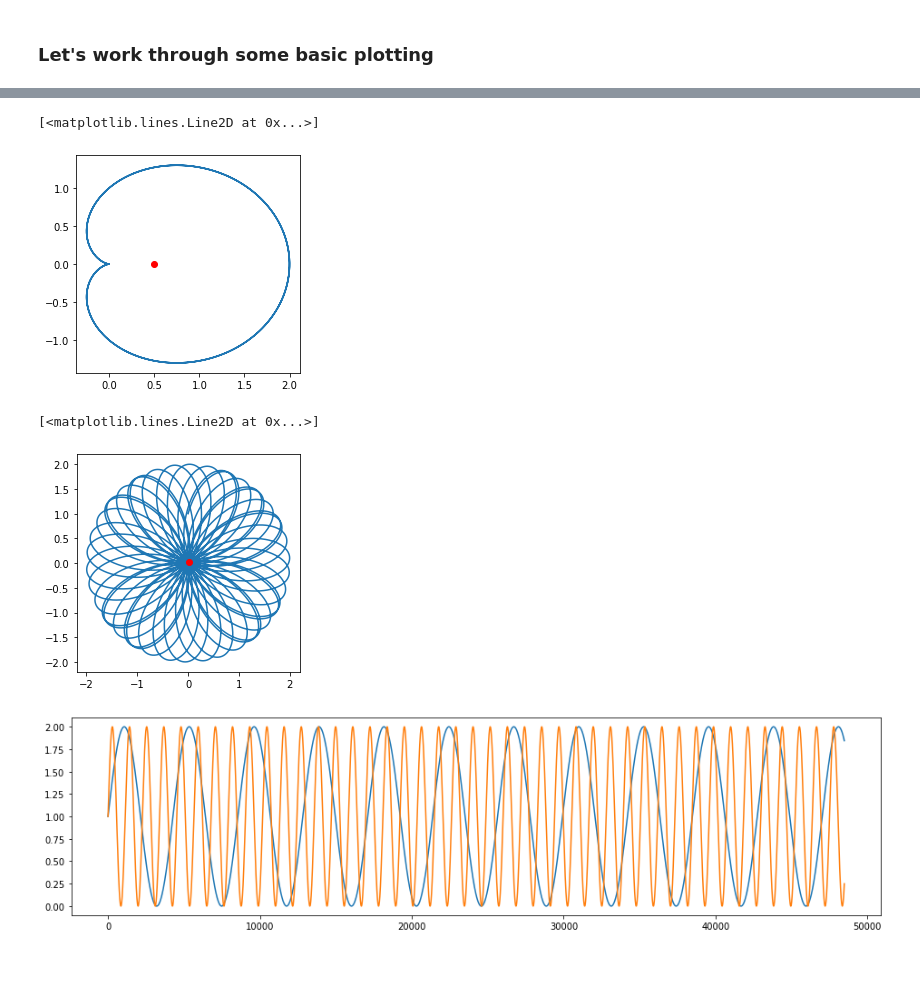
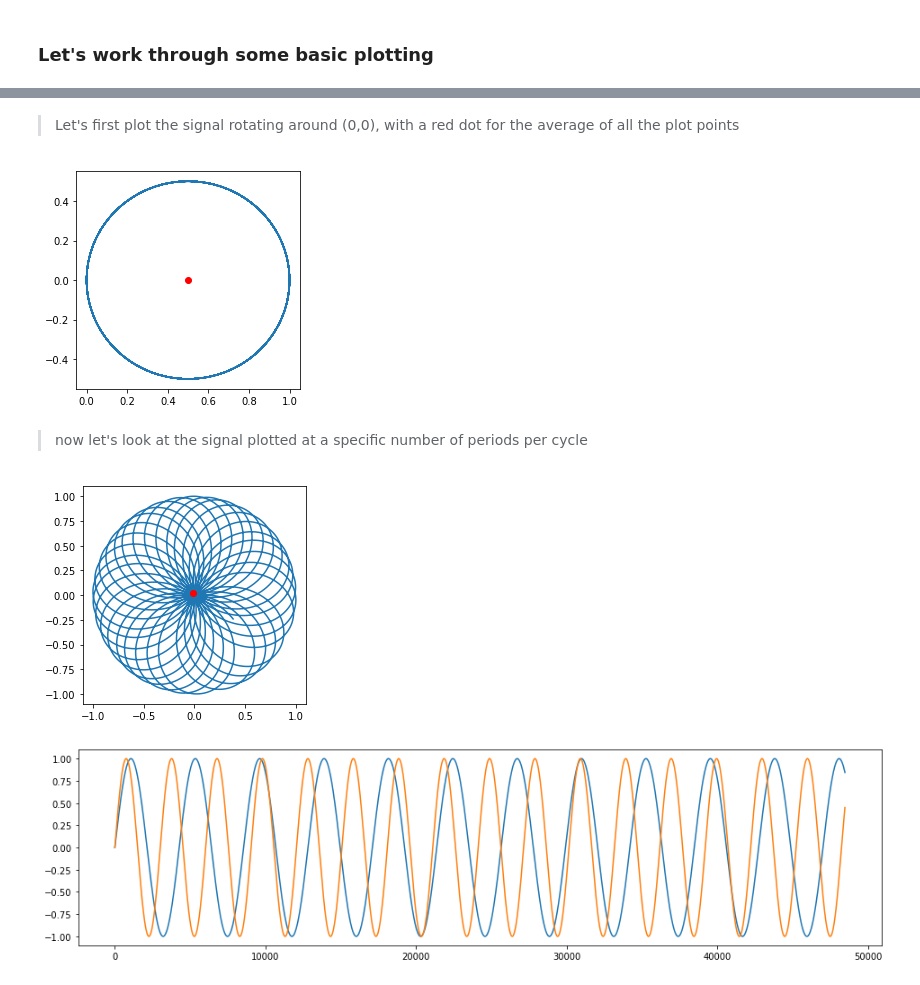
Before and after one commit to pvwoods/elko, a Jupyter notebook: notebooks/ms-stft.ipynb, the cells around one changed output, grey strips where cells are left out. Drawn from its saved outputs; the diff is of its cells as text; code cells hidden in the pictures.

```diff
--- a/notebooks/ms-stft.ipynb
+++ b/notebooks/ms-stft.ipynb
@@ -8,7 +8,7 @@ import random
 ### Let's work through some basic plotting
 # %%
 RAD = np.pi * 2
-PERIODS = 3
+PERIODS = 8
 INTERVALS = 20 # we can think of interval as seconds
 TOTAL_PERIODS = PERIODS * INTERVALS
 RESOLUTION = 3 # can be used to get additional steps in the graph / higher resolution
@@ -24,7 +24,7 @@ RAD_INCREMENTS_PER_PERIOD = TOTAL_RAD_INCREMENTS // TOTAL_PERIODS
 RAD_INCREMENTS_PER_INTERVAL = TOTAL_RAD_INCREMENTS // INTERVALS
 print(TOTAL_RAD_INCREMENTS, RAD_INCREMENTS_PER_PERIOD, RAD_INCREMENTS_PER_INTERVAL)
 
-signal = np.sin(rad_increments) + 1
+signal = np.sin(rad_increments)
 
 # plot over time
 plt.figure(figsize=(16,4))
@@ -44,3 +35,5 @@ plt.plot(xs, ys);
+# %% [markdown]
+> Let's first plot the signal rotating around (0,0), with a red dot for the average of all the plot points
 # %%
 INTERVALS_PER_SAMPLE = 1
 
@@ -52,37 +45,37 @@ com_x, com_y = (p_xs.mean(), p_ys.mean())
 
 plt.figure(figsize=(4,4))
 plt.plot(p_xs, p_ys)
-plt.plot(com_x, com_y, 'ro')
+plt.plot(com_x, com_y, 'ro');
 # %% [output]
-[<matplotlib.lines.Line2D at 0x...>]
-[figure, old version]
+[figure, new version]
+# %% [markdown]
+> now let's look at the signal plotted at a specific number of periods per cycle
 # %%
 SAMPLE_PERIODS_PER_CYCLE = 11.34
 
-def build_cycle_sample(periods_per_cycle:float):
-    sample_size = periods_per_cycle * INTERVALS * RESOLUTION
+def build_cycle_sample(periods_per_cycle:float, target_signal, intervals:float=INTERVALS, resolution:float=RESOLUTION):
+    sample_size = periods_per_cycle * intervals * resolution
     sample_step_size = 1 / sample_size
     sample_rad_increments = np.arange(0, RAD * periods_per_cycle, sample_step_size)
     clip_size = sample_rad_increments.shape[0]
 
-    q_xs = np.sin(sample_rad_increments) * signal[:clip_size]
-    q_ys = np.cos(sample_rad_increments) * signal[:clip_size]
+    q_xs = np.sin(sample_rad_increments) * target_signal[:clip_size]
+    q_ys = np.cos(sample_rad_increments) * target_signal[:clip_size]
     q_com_x, q_com_y = (q_xs.mean(), q_ys.mean())
 
     return q_xs, q_ys, q_com_x, q_com_y
 
-q_xs, q_ys, q_com_x, q_com_y = build_cycle_sample(SAMPLE_PERIODS_PER_CYCLE)
+q_xs, q_ys, q_com_x, q_com_y = build_cycle_sample(SAMPLE_PERIODS_PER_CYCLE, signal)
 
 plt.figure(figsize=(4,4))
 plt.plot(q_xs, q_ys)
-plt.plot(q_com_x, q_com_y, 'ro')
+plt.plot(q_com_x, q_com_y, 'ro');
 # %% [output]
-[<matplotlib.lines.Line2D at 0x...>]
-[figure, old version]
+[figure, new version]
 # %%
 plt.figure(figsize=(16,4))
-plt.plot(np.sin(sample_rad_increments) + 1);
+plt.plot(np.sin(sample_rad_increments));
 plt.plot(signal[:clip_size]);
 # %% [output]
-[figure, old version]
+[figure, new version]
 # %%
```
Also changed, not shown: parts of 9 cells of this notebook.
